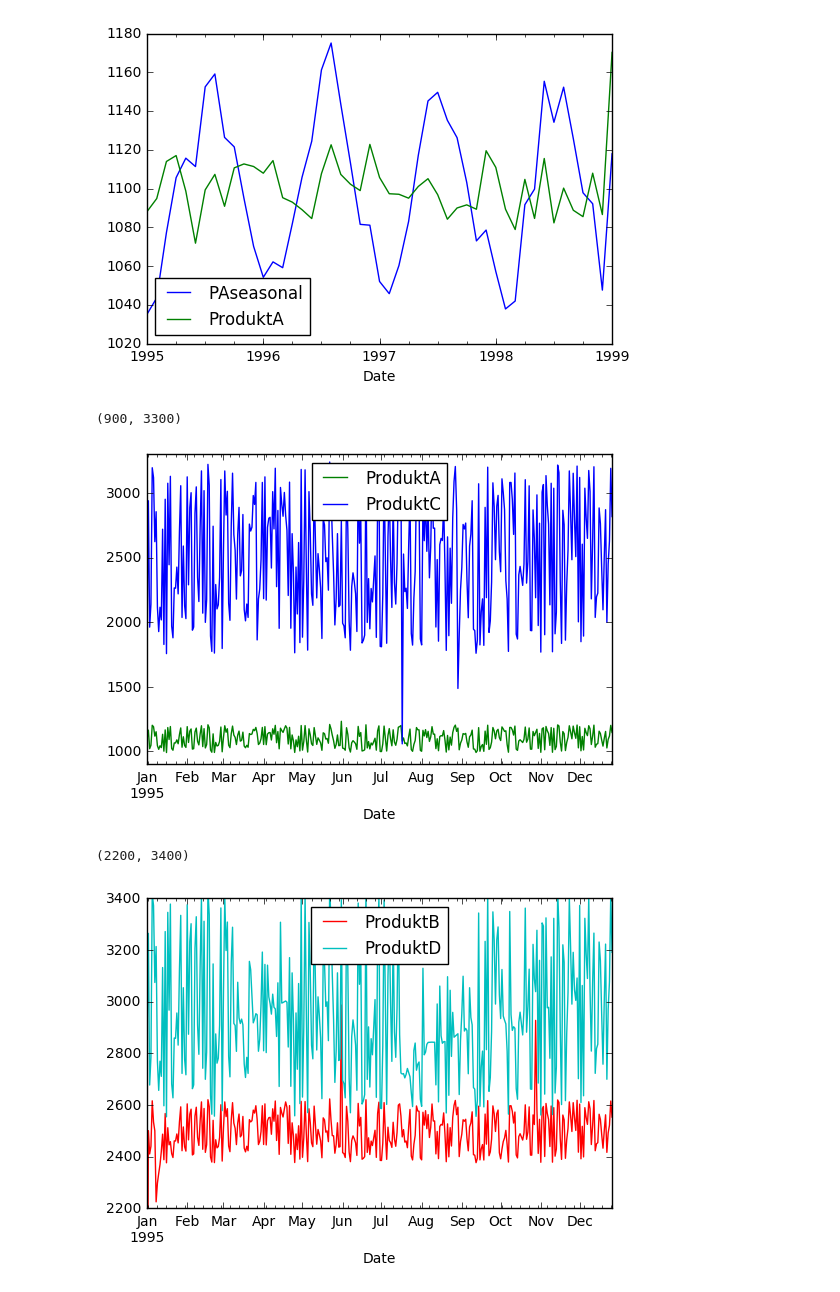
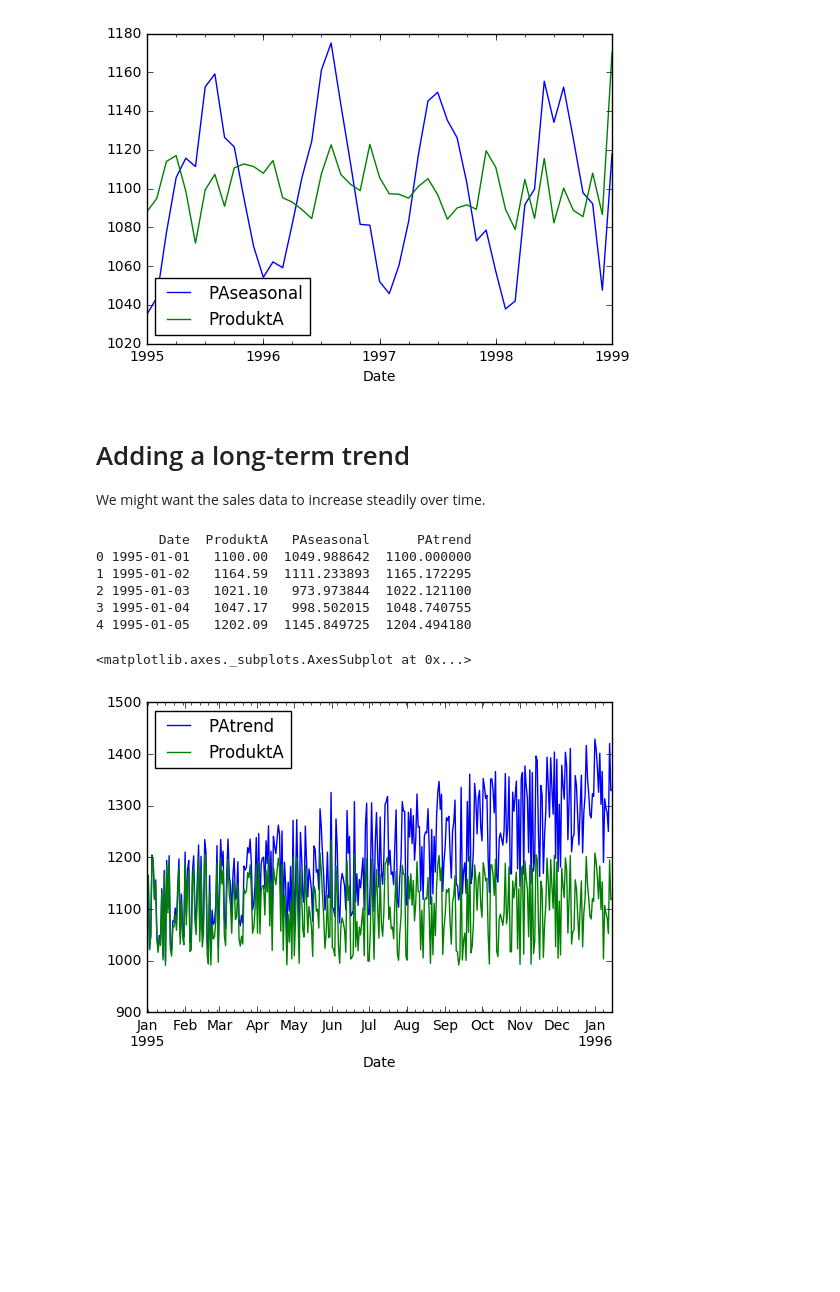
Before and after one commit to vab9/observer, a Jupyter notebook: data-prep.ipynb, the cells around one changed output. Drawn from its saved outputs; the diff is of its cells as text; code cells hidden in the pictures; blank space fills up the shorter version.

Commit message:
data prep -> seasonal, drift and shift components

```diff
--- a/data-prep.ipynb
+++ b/data-prep.ipynb
@@ -8,2 +11,2 @@ randn = np.random.randn
 # %%
-data = pd.read_csv('../Potenzielle Daten/Exporte/Tagesverkauf.csv', decimal=",", sep=";")
+data = pd.read_csv('Exporte/Tagesverkauf.csv', decimal=",", sep=";")
@@ -25,9 +42,8 @@ print('...')
 # %%
 xxx = np.arange(len(data))
 # simple seasonal multiplier - based on sine fn
-multiplier = 0.05 * np.sin((1/183) * np.pi * xxx - 2) + 1
-# del data.PAseasonal
-data.insert(2, "PAseasonal", data.ProduktA * multiplier)
+multiplier_season = 0.05 * np.sin((1/183) * np.pi * xxx - 2) + 1
+data["PAseasonal"] = data.ProduktA * multiplier_season
 # %%
 print(data[:5])
 print('...')
@@ -57,17 +72,26 @@ four_years.plot(y=['PAseasonal', 'ProduktA'])
 # %% [output]
 <matplotlib.axes._subplots.AxesSubplot at 0x...>
 [figure]
-# %%
-ax = data[:360].plot(x='Date', y=['ProduktA', 'ProduktC'], color=['g', 'b'])
-ax.set_ylim(900, 3300)
-# %% [output]
-(900, 3300)
-[figure, removed]
-# %%
-ax = data[:360].plot(x='Date', y=['ProduktB', 'ProduktD'], color=['r', 'c'])
-ax.set_ylim(2200, 3400)
-# %% [output]
-(2200, 3400)
-[figure, removed]
+# %% [markdown]
+# Adding a long-term trend
+We might want the sales data to increase steadily over time.
+# %%
+x_trend = np.arange(len(data))
+# simple 0.05% growth
+multiplier_trend = 0.0005 * x_trend + 1
+data["PAtrend"] = data.ProduktA * multiplier_trend
+# %%
+print(data[:5])
+# %% [output]
+        Date  ProduktA   PAseasonal      PAtrend
+0 1995-01-01   1100.00  1049.988642  1100.000000
+1 1995-01-02   1164.59  1111.233893  1165.172295
+2 1995-01-03   1021.10   973.973844  1022.121100
+3 1995-01-04   1047.17   998.502015  1048.740755
+4 1995-01-05   1202.09  1145.849725  1204.494180
 # %%
-df = data.set_index(data.Date)
+first_year = data[:380].set_index(data.Date[:380])
+first_year.plot('Date', ['PAtrend', 'ProduktA'])
+# %% [output]
+<matplotlib.axes._subplots.AxesSubplot at 0x...>
+[figure, added]
```
Also changed, not shown: parts of 26 cells of this notebook, 1 other file.
